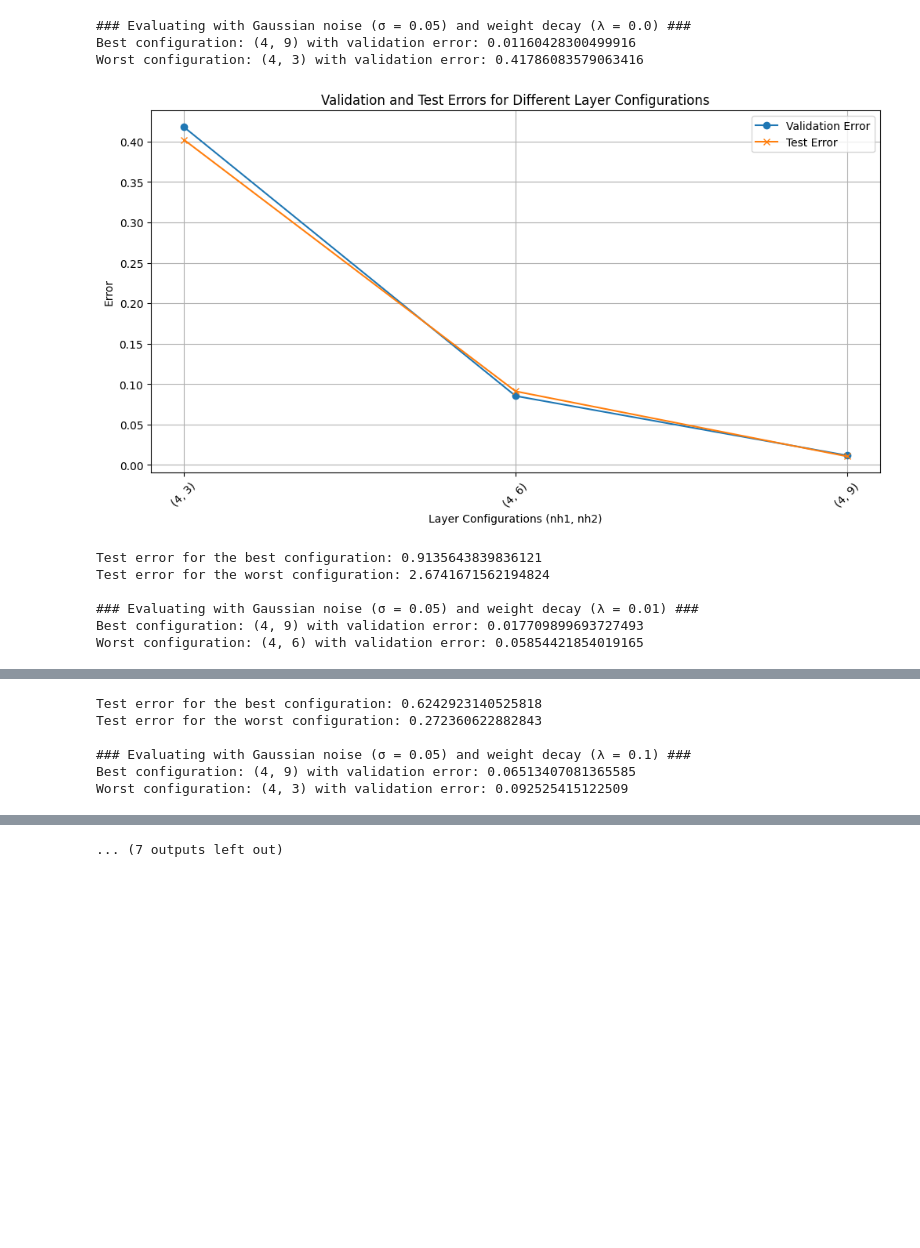
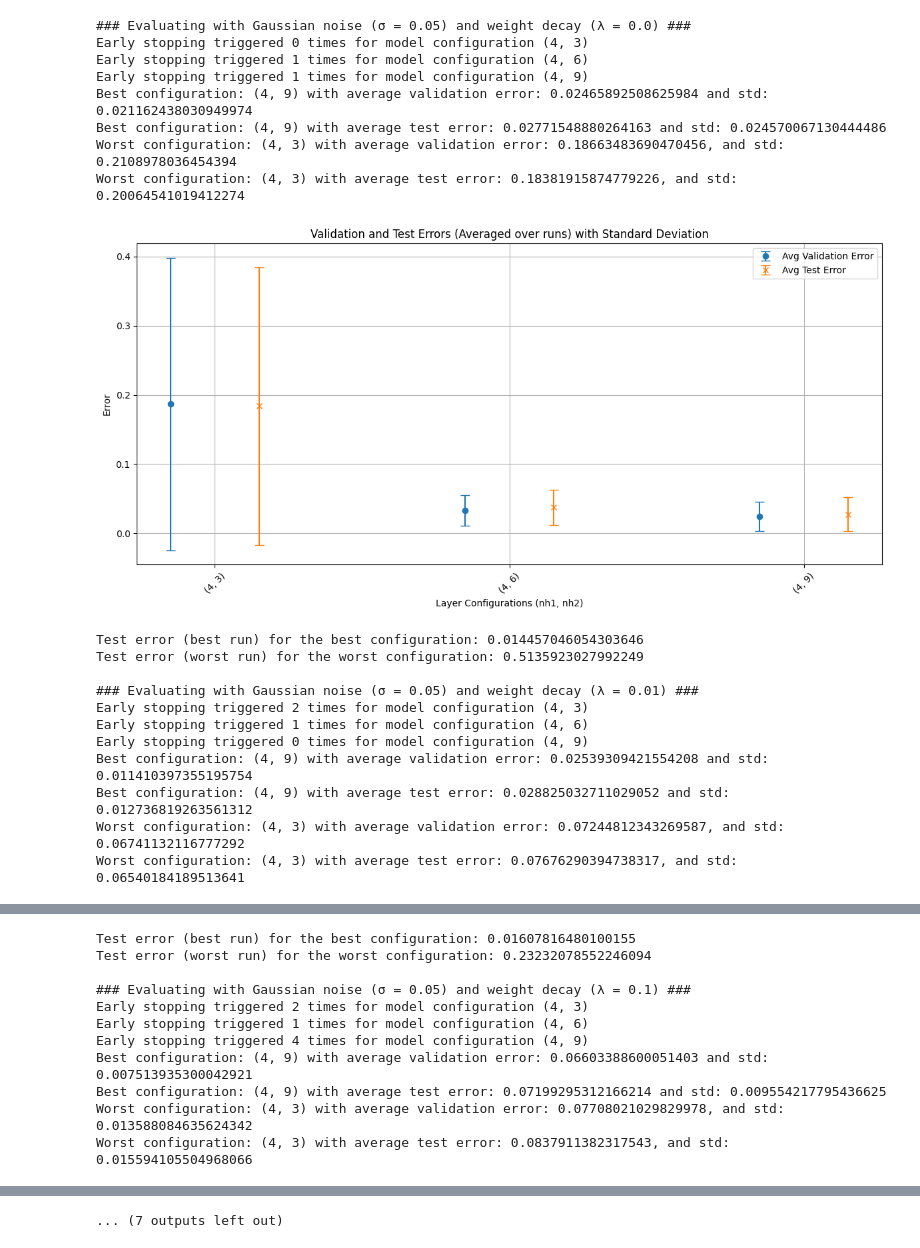
Before and after one commit to haya-hyh/ANN, a Jupyter notebook: lab1b/lab1b_part2.ipynb, the cells around one changed output, grey strips where cells are left out. Cells and saved outputs as stored; diff of their text form; code cells hidden in the pictures; blank space fills up the shorter version.

```diff
--- a/lab1b/lab1b_part2.ipynb
+++ b/lab1b/lab1b_part2.ipynb
@@ -176,5 +273,5 @@ def train_and_evaluate(train, val, test, layer_configurations, early_stopping =
 # %%
 layer_configurations = [(i, y) for i in [3, 4, 5] for y in [2, 4, 6]]
 
-best_config, worst_config, best_model, worst_model = train_and_evaluate(train, val, test, layer_configurations)
+best_config, worst_config, best_model, worst_model = train_and_evaluate(train, val, test, layer_configurations, runs=100)
 # %% [output]
@@ -187,52 +294,66 @@ Test error for the worst configuration: 0.7375504374504089
 # %%
-# new layer configs
+
 best_nh1 = best_config[0]
 nh2_values = [3, 6, 9]
 layer_configurations = [(best_nh1, nh2) for nh2 in nh2_values]
 
-# Configs for noise and weight
 noise_levels = [0.05, 0.09, 0.15]
 weight_decay_values = [0.0, 0.01, 0.1]
+
 results = {}
 models = {}
 
 for noise_level in noise_levels:
     for weight_decay in weight_decay_values:
         print(f"\n### Evaluating with Gaussian noise (σ = {noise_level}) and weight decay (λ = {weight_decay}) ###")
 
         train_noisy, val_noisy, test_noisy = generate_data(x, noise_std_factor=noise_level)
 
-        best_config_noisy, worst_config_noisy, best_model_noisy, worst_model_noisy = train_and_evaluate(
+        (best_config_noisy,
+         worst_config_noisy,
+         best_model_noisy,
+         worst_model_noisy) = train_and_evaluate(
             train_noisy,
             val_noisy,
             test_noisy,
             layer_configurations,
             early_stopping=True,
-            weight_decay=weight_decay
+            weight_decay=weight_decay,
+            runs=10
         )
 
         results[(noise_level, weight_decay)] = {
             "best_config": best_config_noisy,
             "worst_config": worst_config_noisy
         }
 
         models[(noise_level, weight_decay)] = {
             "best_model": best_model_noisy,
             "worst_model": worst_model_noisy
         }
 
 for (noise_level, weight_decay), res in results.items():
     print(f"\nNoise Level σ = {noise_level}, Weight Decay λ = {weight_decay}:")
     print(f"  Best configuration: {res['best_config']}")
     print(f"  Worst configuration: {res['worst_config']}")
 # %% [output]
 ### Evaluating with Gaussian noise (σ = 0.05) and weight decay (λ = 0.0) ###
-Best configuration: (4, 9) with validation error: 0.01160428300499916
-Worst configuration: (4, 3) with validation error: 0.41786083579063416
+Early stopping triggered 0 times for model configuration (4, 3)
+Early stopping triggered 1 times for model configuration (4, 6)
+Early stopping triggered 1 times for model configuration (4, 9)
+Best configuration: (4, 9) with average validation error: 0.02465892508625984 and std: 0.021162438030949974
+Best configuration: (4, 9) with average test error: 0.02771548880264163 and std: 0.024570067130444486
+Worst configuration: (4, 3) with average validation error: 0.18663483690470456, and std: 0.2108978036454394
+Worst configuration: (4, 3) with average test error: 0.18381915874779226, and std: 0.20064541019412274
-[figure, old version]
+[figure, new version]
-Test error for the best configuration: 0.9135643839836121
-Test error for the worst configuration: 2.6741671562194824
+Test error (best run) for the best configuration: 0.014457046054303646
+Test error (worst run) for the worst configuration: 0.5135923027992249
 
 ### Evaluating with Gaussian noise (σ = 0.05) and weight decay (λ = 0.01) ###
-Best configuration: (4, 9) with validation error: 0.017709899693727493
-Worst configuration: (4, 6) with validation error: 0.05854421854019165
+Early stopping triggered 2 times for model configuration (4, 3)
+Early stopping triggered 1 times for model configuration (4, 6)
+Early stopping triggered 0 times for model configuration (4, 9)
+Best configuration: (4, 9) with average validation error: 0.02539309421554208 and std: 0.011410397355195754
+Best configuration: (4, 9) with average test error: 0.028825032711029052 and std: 0.012736819263561312
+Worst configuration: (4, 3) with average validation error: 0.07244812343269587, and std: 0.06741132116777292
+Worst configuration: (4, 3) with average test error: 0.07676290394738317, and std: 0.06540184189513641
@@ -240,6 +361,11 @@ Worst configuration: (4, 6) with validation error: 0.05854421854019165
-Test error for the best configuration: 0.6242923140525818
-Test error for the worst configuration: 0.272360622882843
+Test error (best run) for the best configuration: 0.01607816480100155
+Test error (worst run) for the worst configuration: 0.23232078552246094
 
 ### Evaluating with Gaussian noise (σ = 0.05) and weight decay (λ = 0.1) ###
-Best configuration: (4, 9) with validation error: 0.06513407081365585
-Worst configuration: (4, 3) with validation error: 0.092525415122509
+Early stopping triggered 2 times for model configuration (4, 3)
+Early stopping triggered 1 times for model configuration (4, 6)
+Early stopping triggered 4 times for model configuration (4, 9)
+Best configuration: (4, 9) with average validation error: 0.06603388600051403 and std: 0.007513935300042921
+Best configuration: (4, 9) with average test error: 0.07199295312166214 and std: 0.009554217795436625
+Worst configuration: (4, 3) with average validation error: 0.07708021029829978, and std: 0.013588084635624342
+Worst configuration: (4, 3) with average test error: 0.0837911382317543, and std: 0.015594105504968066
```
Also changed, not shown: parts of 4 cells of this notebook, 1 other file.
